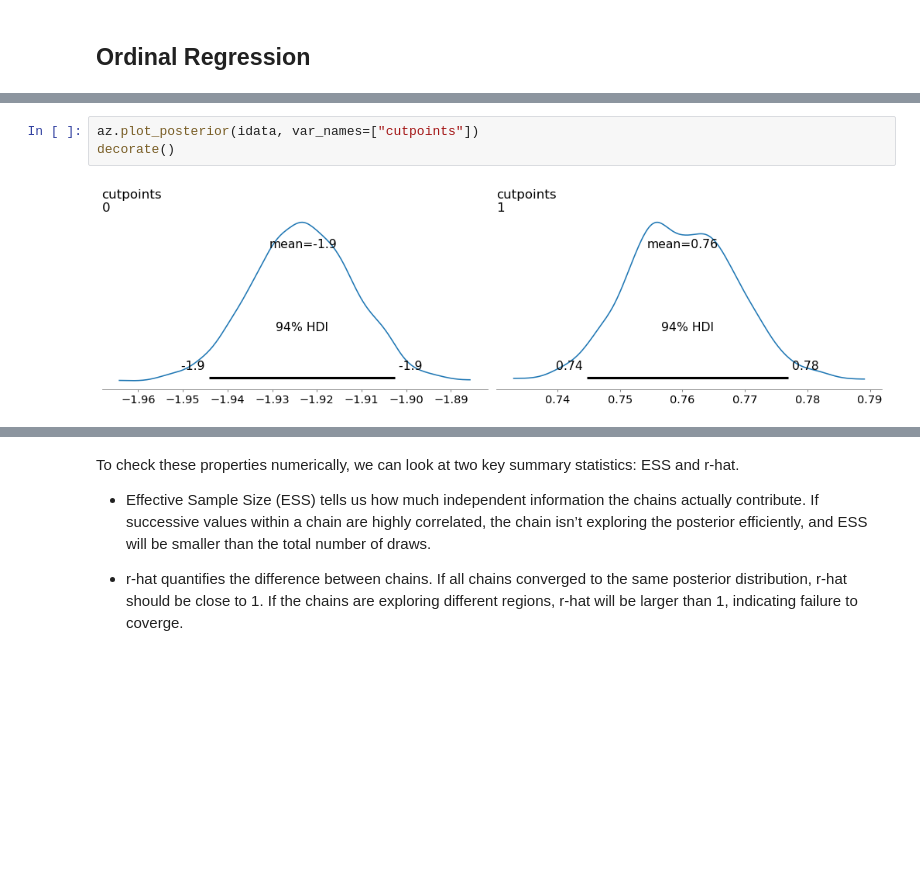
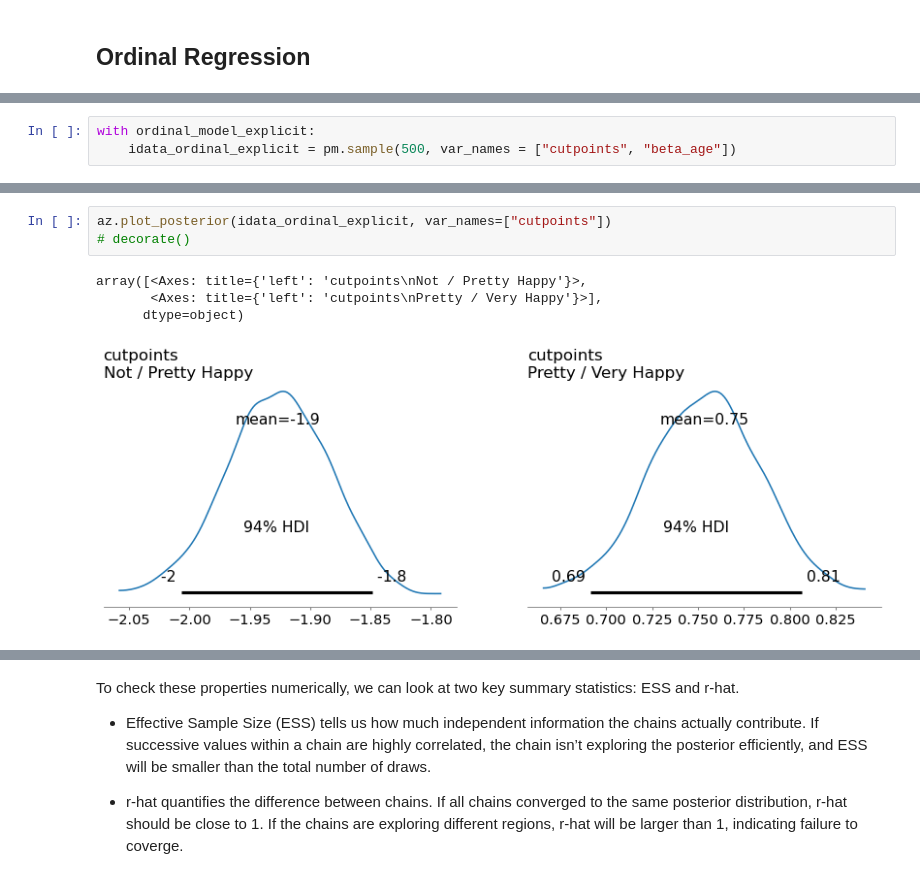
Before and after one commit to AllenDowney/SurveyDataPyMC, a Jupyter notebook: notebooks/03_ordinal_regression.ipynb, the cells around one changed output, grey strips where cells are left out. Cells and saved outputs as stored; diff of their text form; blank space fills up the shorter version.

```diff
--- a/notebooks/03_ordinal_regression.ipynb
+++ b/notebooks/03_ordinal_regression.ipynb
@@ -299,0 +314,3 @@ Sampling 4 chains for 1_000 tune and 500 draw iterations (4_000 + 2_000 draws to
+# %%
+with ordinal_model_explicit:
+    idata_ordinal_explicit = pm.sample(500, var_names = ["cutpoints", "beta_age"])
@@ -300,7 +325,10 @@ Sampling 4 chains for 1_000 tune and 500 draw iterations (4_000 + 2_000 draws to
 # %%
-az.plot_posterior(idata, var_names=["cutpoints"])
-decorate()
+az.plot_posterior(idata_ordinal_explicit, var_names=["cutpoints"])
+# decorate()
 # %% [output]
+array([<Axes: title={'left': 'cutpoints\nNot / Pretty Happy'}>,
+       <Axes: title={'left': 'cutpoints\nPretty / Very Happy'}>],
+      dtype=object)
-[figure, old version]
+[figure, new version]
 [interactive output not drawn]
 # %%
```
Also changed, not shown: parts of 18 cells of this notebook.
